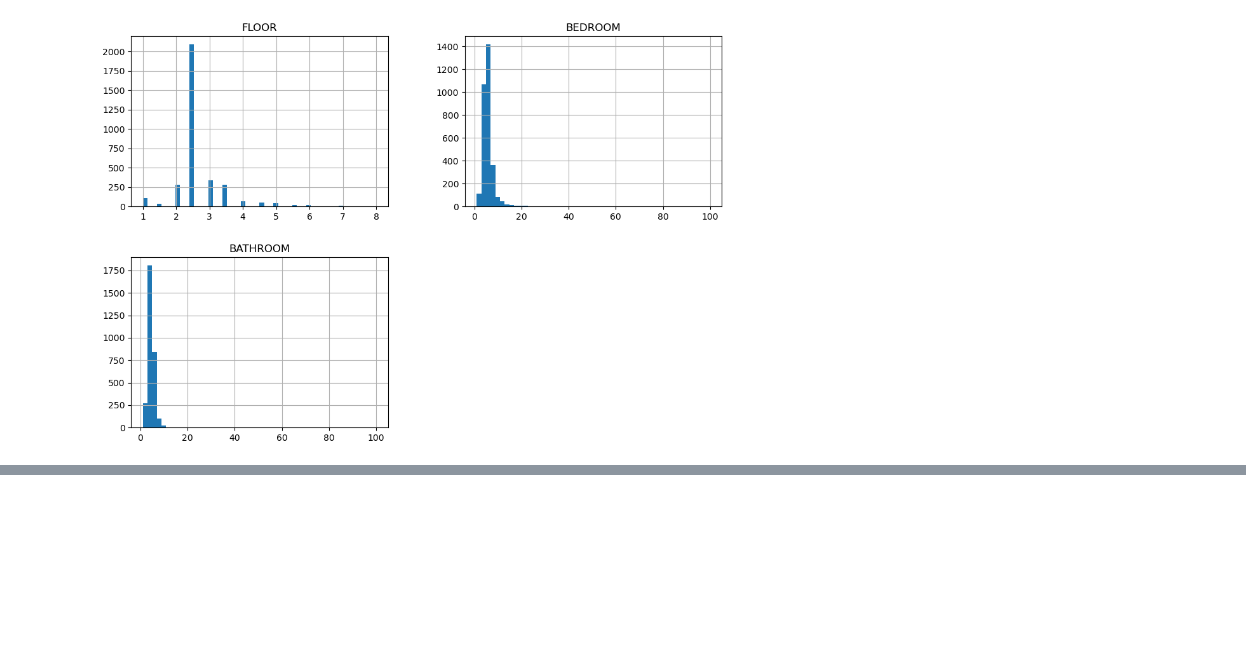
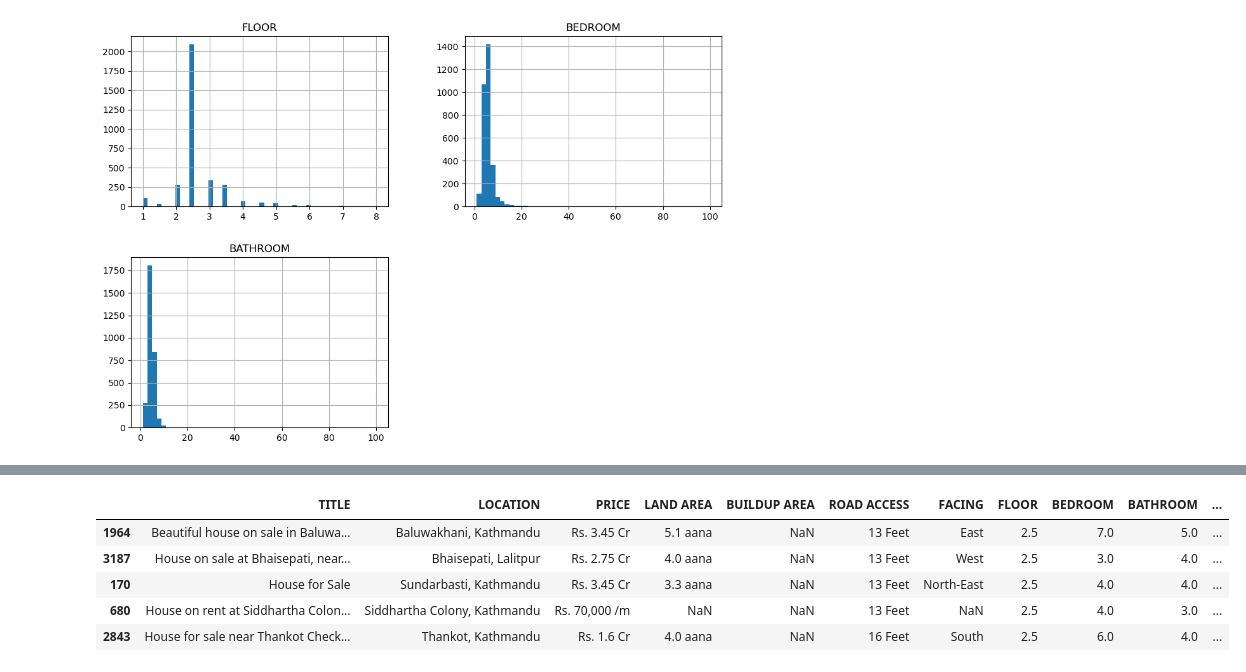
Before and after one commit to AlsonBasnet7/ipynb, a Jupyter notebook: scikitlearn/ktmhouse/ktmhouse.ipynb, the cells around one changed output, grey strips where cells are left out. Drawn from its saved outputs; the diff is of its cells as text; code cells hidden in the pictures; blank space fills up the shorter version.

```diff
--- a/scikitlearn/ktmhouse/ktmhouse.ipynb
+++ b/scikitlearn/ktmhouse/ktmhouse.ipynb
@@ -119,0 +112,9 @@ shuffle_and_split(df,0.4)
+# %%
+test.head()
+# %% [output]
+|  | TITLE | LOCATION | PRICE | LAND AREA | BUILDUP AREA | ROAD ACCESS | FACING | FLOOR | BEDROOM | BATHROOM | ... |
+| 1964 | Beautiful house on sale in Baluwa... | Baluwakhani, Kathmandu | Rs. 3.45 Cr | 5.1 aana | NaN | 13 Feet | East | 2.5 | 7.0 | 5.0 | ... |
+| 3187 | House on sale at Bhaisepati, near... | Bhaisepati, Lalitpur | Rs. 2.75 Cr | 4.0 aana | NaN | 13 Feet | West | 2.5 | 3.0 | 4.0 | ... |
+| 170 | House for Sale | Sundarbasti, Kathmandu | Rs. 3.45 Cr | 3.3 aana | NaN | 13 Feet | North-East | 2.5 | 4.0 | 4.0 | ... |
+| 680 | House on rent at Siddhartha Colon... | Siddhartha Colony, Kathmandu | Rs. 70,000 /m | NaN | NaN | 13 Feet | NaN | 2.5 | 4.0 | 3.0 | ... |
+| 2843 | House for sale near Thankot Check... | Thankot, Kathmandu | Rs. 1.6 Cr | 4.0 aana | NaN | 16 Feet | South | 2.5 | 6.0 | 4.0 | ... |
```
Also changed, not shown: parts of 4 cells of this notebook.
